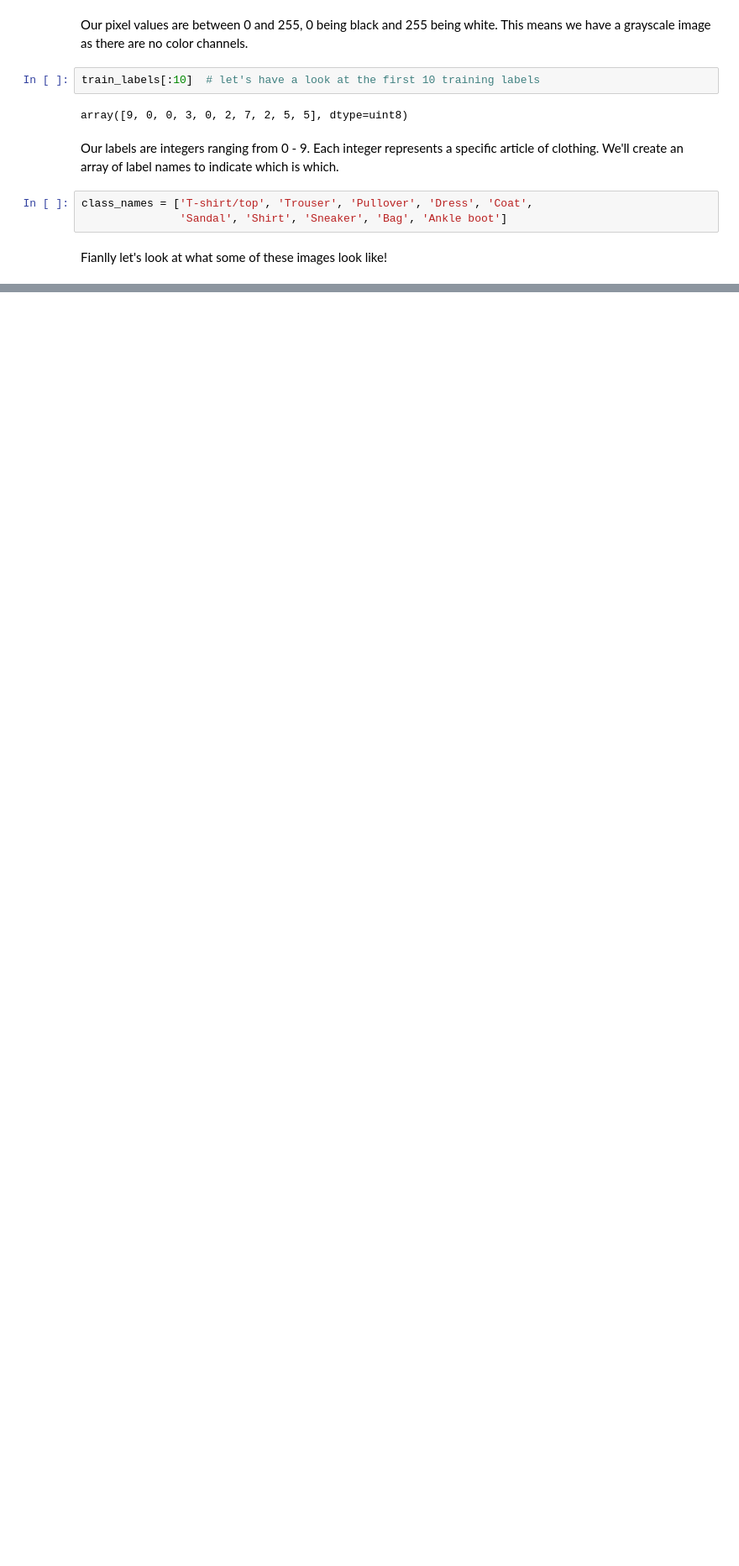
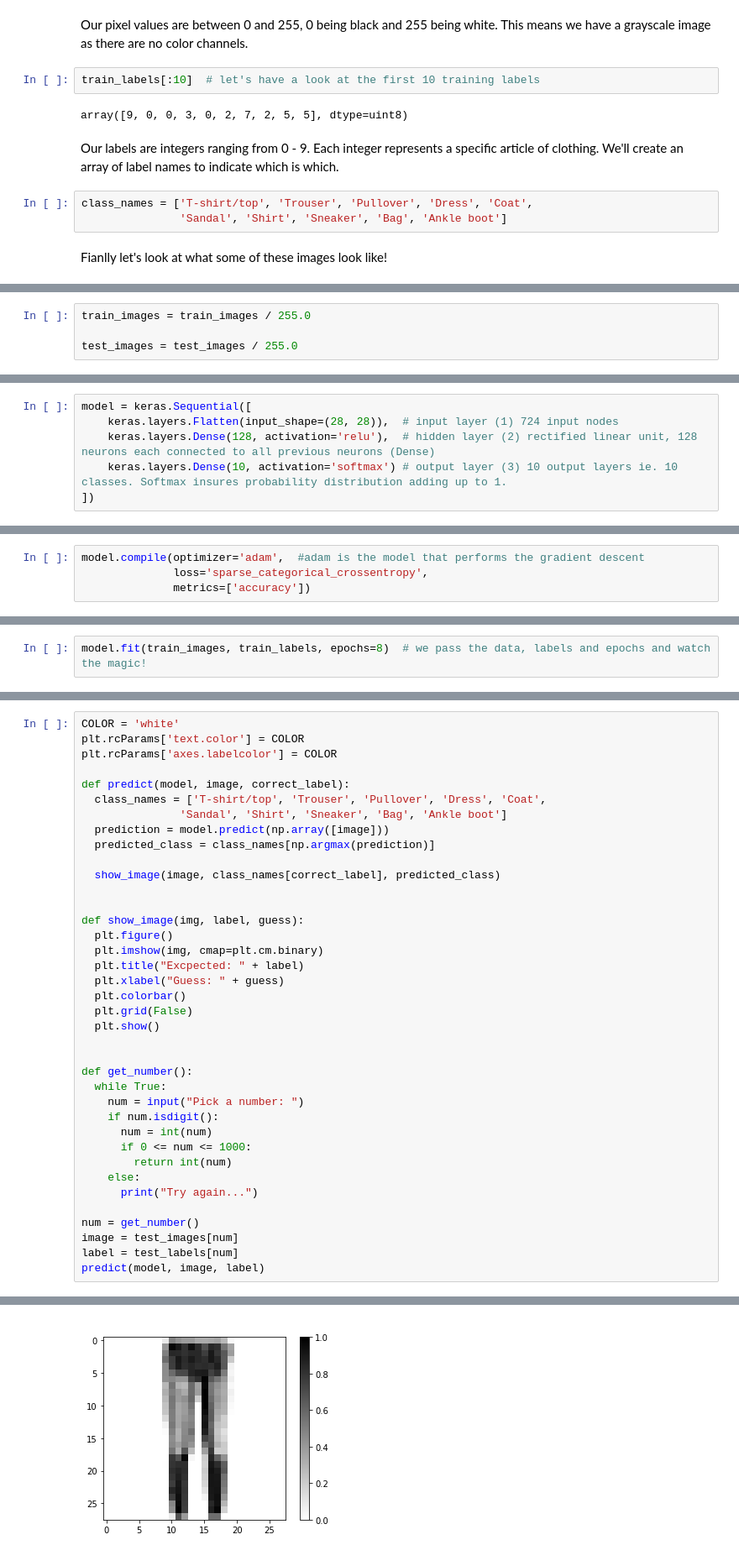
Before and after one commit to bealeness/tensor_flow, a Jupyter notebook: Neural Networks.ipynb, the cells around one changed output, grey strips where cells are left out. Shown at 84% size. Saved outputs shown, nothing was run; the diff lists cells and outputs as text; blank space fills up the shorter version.

```diff
--- a/Neural Networks.ipynb
+++ b/Neural Networks.ipynb
@@ -210,0 +202,4 @@ plt.show()
+# %%
+train_images = train_images / 255.0
+
+test_images = test_images / 255.0
@@ -210,0 +209,6 @@ plt.show()
+# %%
+model = keras.Sequential([
+    keras.layers.Flatten(input_shape=(28, 28)),  # input layer (1) 724 input nodes
+    keras.layers.Dense(128, activation='relu'),  # hidden layer (2) rectified linear unit, 128 neurons each connected to all previous neurons (Dense)
+    keras.layers.Dense(10, activation='softmax') # output layer (3) 10 output layers ie. 10 classes. Softmax insures probability distribution adding up to 1.
+])
@@ -210,0 +224,4 @@ plt.show()
+# %%
+model.compile(optimizer='adam',  #adam is the model that performs the gradient descent
+              loss='sparse_categorical_crossentropy',
+              metrics=['accuracy'])
@@ -210,0 +231,2 @@ plt.show()
+# %%
+model.fit(train_images, train_labels, epochs=8)  # we pass the data, labels and epochs and watch the magic!
@@ -210,0 +295,39 @@ plt.show()
+# %%
+COLOR = 'white'
+plt.rcParams['text.color'] = COLOR
+plt.rcParams['axes.labelcolor'] = COLOR
+
+def predict(model, image, correct_label):
+  class_names = ['T-shirt/top', 'Trouser', 'Pullover', 'Dress', 'Coat',
+               'Sandal', 'Shirt', 'Sneaker', 'Bag', 'Ankle boot']
+  prediction = model.predict(np.array([image]))
+  predicted_class = class_names[np.argmax(prediction)]
+
+  show_image(image, class_names[correct_label], predicted_class)
+
+
+def show_image(img, label, guess):
+  plt.figure()
+  plt.imshow(img, cmap=plt.cm.binary)
+  plt.title("Excpected: " + label)
+  plt.xlabel("Guess: " + guess)
+  plt.colorbar()
+  plt.grid(False)
+  plt.show()
+
+
+def get_number():
+  while True:
+    num = input("Pick a number: ")
+    if num.isdigit():
+      num = int(num)
+      if 0 <= num <= 1000:
+        return int(num)
+    else:
+      print("Try again...")
+
+num = get_number()
+image = test_images[num]
+label = test_labels[num]
+predict(model, image, label)
+# %% [output]
@@ -210,0 +335 @@ plt.show()
+[figure, added]
```
Also changed, not shown: parts of 21 cells of this notebook.
